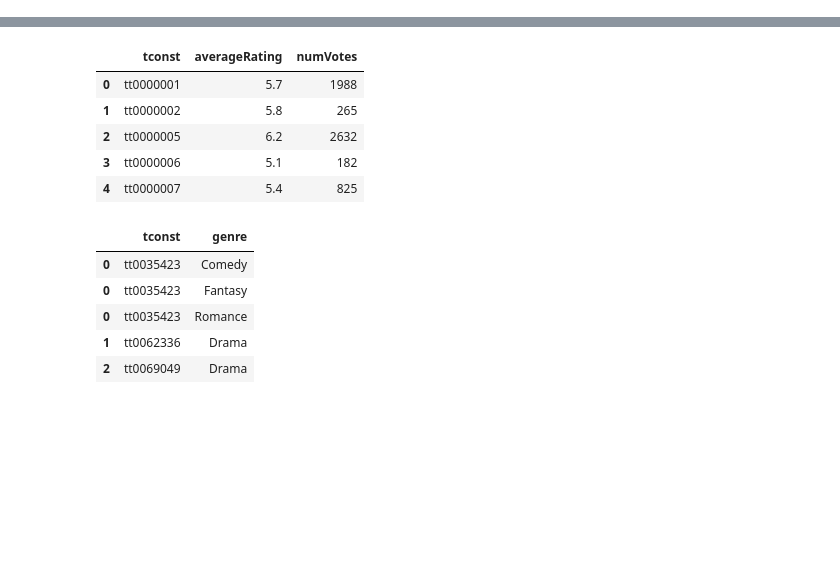
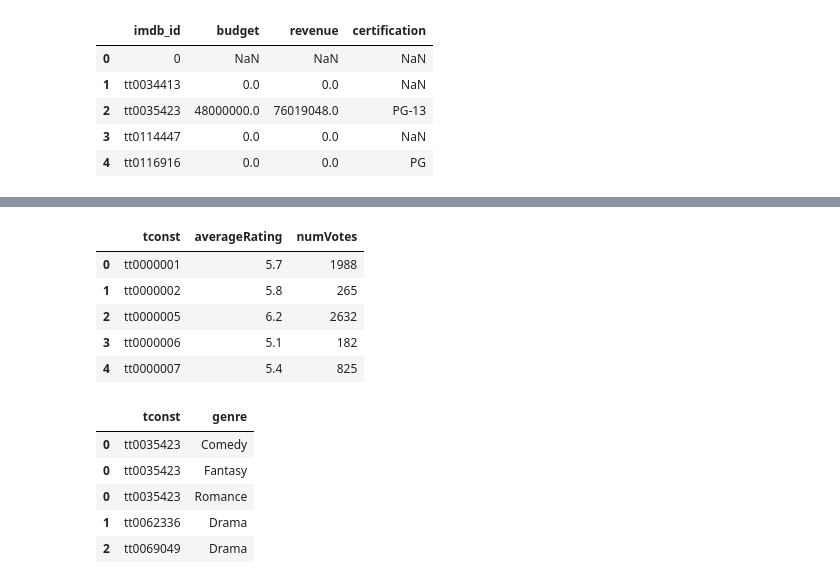
Before and after one commit to JamesCraig35/IMDB-Project, a Jupyter notebook: Part 3B.ipynb, the cells around one changed output, grey strips where cells are left out. Saved outputs shown, nothing was run; the diff lists cells and outputs as text; code cells hidden in the pictures; blank space fills up the shorter version.

```diff
--- a/Part 3B.ipynb
+++ b/Part 3B.ipynb
@@ -47,0 +28,6 @@ df_2002.head(5)
+# %%
+df_2001_2002 = pd.concat([df_2001,df_2002])
+# %%
+df_2001_2002 = df_2001_2002.drop_duplicates(subset=['imdb_id'])
+# %%
+df_2001_2002 = df_2001_2002[['imdb_id','budget','revenue','certification']]
@@ -48,3 +48,12 @@ df_2002.head(5)
+# %%
+df_2001_2002.head()
+# %% [output]
+|  | imdb_id | budget | revenue | certification |
+| 0 | 0 | NaN | NaN | NaN |
+| 1 | tt0034413 | 0.0 | 0.0 | NaN |
+| 2 | tt0035423 | 48000000.0 | 76019048.0 | PG-13 |
+| 3 | tt0114447 | 0.0 | 0.0 | NaN |
+| 4 | tt0116916 | 0.0 | 0.0 | PG |
 # %%
 df_basics.head(5)
 # %% [output]
```
Also changed, not shown: parts of 10 cells of this notebook, 4 other files.
